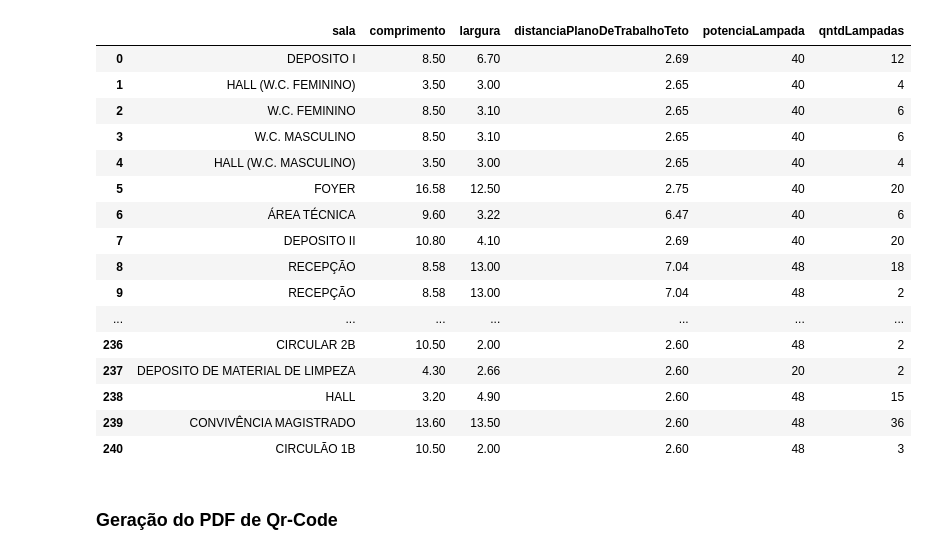
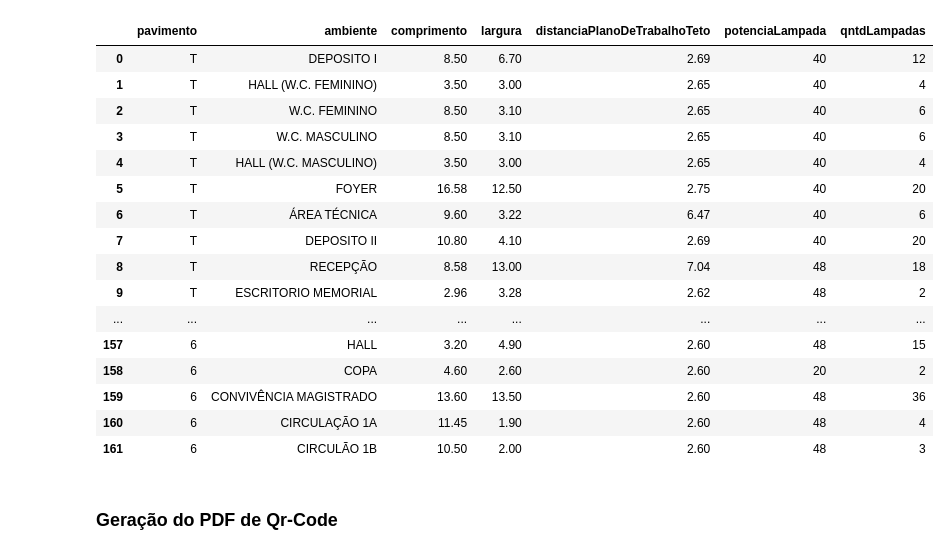
Before and after one commit to Luiz-Eduardo-BL/Projeto-de-Eficiencia-Energetica, a Jupyter notebook: outros/leitorPLANILHATRT.ipynb, the cells around one changed output. Drawn from its saved outputs; the diff is of its cells as text; code cells hidden in the pictures.

```diff
--- a/outros/leitorPLANILHATRT.ipynb
+++ b/outros/leitorPLANILHATRT.ipynb
@@ -88,37 +88,38 @@ dfNovo
 | 146 | 6 | WC PCD | BANHEIRO | 2.50 | 2.10 | 2.60 | 5.2500 | - | ... |
 | 147 | 9 | ASSESSORIA JURÍDICA ADMINISTRATIVA | ESCRITÓRIO | 6.00 | 4.20 | 2.66 | 25.2000 | PLANTA CAD | ... |
 # %%
-dfNovo = dfNovo[["AMBIENTE","COMPRIMENTO","LARGURA","ALTURA"]]
+dfNovo = dfNovo[["PAV","AMBIENTE","COMPRIMENTO","LARGURA","ALTURA"]]
 # %%
 
 colunas2 = ["PAV","AMBIENTE","TIPO","LÂMPADAS","MODELO","POT. (W)","QUANT.","POTÊNCIA","QUANT.","MODELO","LÂMPADAS/LUMINÁRIA","QUANT2.","LUZ NATURAL","COMANDO P/JANELA","COMANDO INDIVIDUAL","NAN"]
 df2 = pd.read_excel("PLANILHA DE DADOS TRT PARCIAL 1 A 6.xlsx",sheet_name=1,names=colunas2)
 df2 = df2[df2["POT. (W)"].notnull() & (df2["POT. (W)"]!="SI")].reset_index(drop=True).iloc[1:,:] #remove colunas onde não tem potencia e remove a primeira linha que é parte do cabeçalho
-df2 = df2[["AMBIENTE","POT. (W)","QUANT."]]
+df2 = df2[["PAV","AMBIENTE","POT. (W)","QUANT."]]
 # %%
-dfGeral = dfNovo.merge(df2,how="inner", left_on="AMBIENTE", right_on="AMBIENTE")
+dfGeral = dfNovo.merge(df2,how="inner", left_on=["PAV","AMBIENTE"], right_on=["PAV","AMBIENTE"])
 # %%
-campos = {"AMBIENTE":"sala","COMPRIMENTO":"comprimento","LARGURA":"largura","ALTURA":"distanciaPlanoDeTrabalhoTeto","POT. (W)":"potenciaLampada","QUANT.":"qntdLampadas"}
+campos = {"PAV":"pavimento","AMBIENTE":"ambiente","COMPRIMENTO":"comprimento","LARGURA":"largura","ALTURA":"distanciaPlanoDeTrabalhoTeto","POT. (W)":"potenciaLampada","QUANT.":"qntdLampadas"}
 dfGeral = dfGeral.rename(columns=campos)
+dfGeral.drop_duplicates(inplace=True)
 dfGeral
 # %% [output]
-|  | sala | comprimento | largura | distanciaPlanoDeTrabalhoTeto | potenciaLampada | qntdLampadas |
-| 0 | DEPOSITO I | 8.50 | 6.70 | 2.69 | 40 | 12 |
-| 1 | HALL (W.C. FEMININO) | 3.50 | 3.00 | 2.65 | 40 | 4 |
-| 2 | W.C. FEMININO | 8.50 | 3.10 | 2.65 | 40 | 6 |
-| 3 | W.C. MASCULINO | 8.50 | 3.10 | 2.65 | 40 | 6 |
-| 4 | HALL (W.C. MASCULINO) | 3.50 | 3.00 | 2.65 | 40 | 4 |
-| 5 | FOYER | 16.58 | 12.50 | 2.75 | 40 | 20 |
-| 6 | ÁREA TÉCNICA | 9.60 | 3.22 | 6.47 | 40 | 6 |
-| 7 | DEPOSITO II | 10.80 | 4.10 | 2.69 | 40 | 20 |
-| 8 | RECEPÇÃO | 8.58 | 13.00 | 7.04 | 48 | 18 |
-| 9 | RECEPÇÃO | 8.58 | 13.00 | 7.04 | 48 | 2 |
-| ... | ... | ... | ... | ... | ... | ... |
-| 236 | CIRCULAR 2B | 10.50 | 2.00 | 2.60 | 48 | 2 |
-| 237 | DEPOSITO DE MATERIAL DE LIMPEZA | 4.30 | 2.66 | 2.60 | 20 | 2 |
-| 238 | HALL | 3.20 | 4.90 | 2.60 | 48 | 15 |
-| 239 | CONVIVÊNCIA MAGISTRADO | 13.60 | 13.50 | 2.60 | 48 | 36 |
-| 240 | CIRCULÃO 1B | 10.50 | 2.00 | 2.60 | 48 | 3 |
+|  | pavimento | ambiente | comprimento | largura | distanciaPlanoDeTrabalhoTeto | potenciaLampada | qntdLampadas |
+| 0 | T | DEPOSITO I | 8.50 | 6.70 | 2.69 | 40 | 12 |
+| 1 | T | HALL (W.C. FEMININO) | 3.50 | 3.00 | 2.65 | 40 | 4 |
+| 2 | T | W.C. FEMININO | 8.50 | 3.10 | 2.65 | 40 | 6 |
+| 3 | T | W.C. MASCULINO | 8.50 | 3.10 | 2.65 | 40 | 6 |
+| 4 | T | HALL (W.C. MASCULINO) | 3.50 | 3.00 | 2.65 | 40 | 4 |
+| 5 | T | FOYER | 16.58 | 12.50 | 2.75 | 40 | 20 |
+| 6 | T | ÁREA TÉCNICA | 9.60 | 3.22 | 6.47 | 40 | 6 |
+| 7 | T | DEPOSITO II | 10.80 | 4.10 | 2.69 | 40 | 20 |
+| 8 | T | RECEPÇÃO | 8.58 | 13.00 | 7.04 | 48 | 18 |
+| 9 | T | ESCRITORIO MEMORIAL | 2.96 | 3.28 | 2.62 | 48 | 2 |
+| ... | ... | ... | ... | ... | ... | ... | ... |
+| 157 | 6 | HALL | 3.20 | 4.90 | 2.60 | 48 | 15 |
+| 158 | 6 | COPA | 4.60 | 2.60 | 2.60 | 20 | 2 |
+| 159 | 6 | CONVIVÊNCIA MAGISTRADO | 13.60 | 13.50 | 2.60 | 48 | 36 |
+| 160 | 6 | CIRCULAÇÃO 1A | 11.45 | 1.90 | 2.60 | 48 | 4 |
+| 161 | 6 | CIRCULÃO 1B | 10.50 | 2.00 | 2.60 | 48 | 3 |
 # %% [markdown]
 ### Geração do PDF de Qr-Code
 # %%
```
Also changed, not shown: parts of 2 cells of this notebook, 11 other files.
